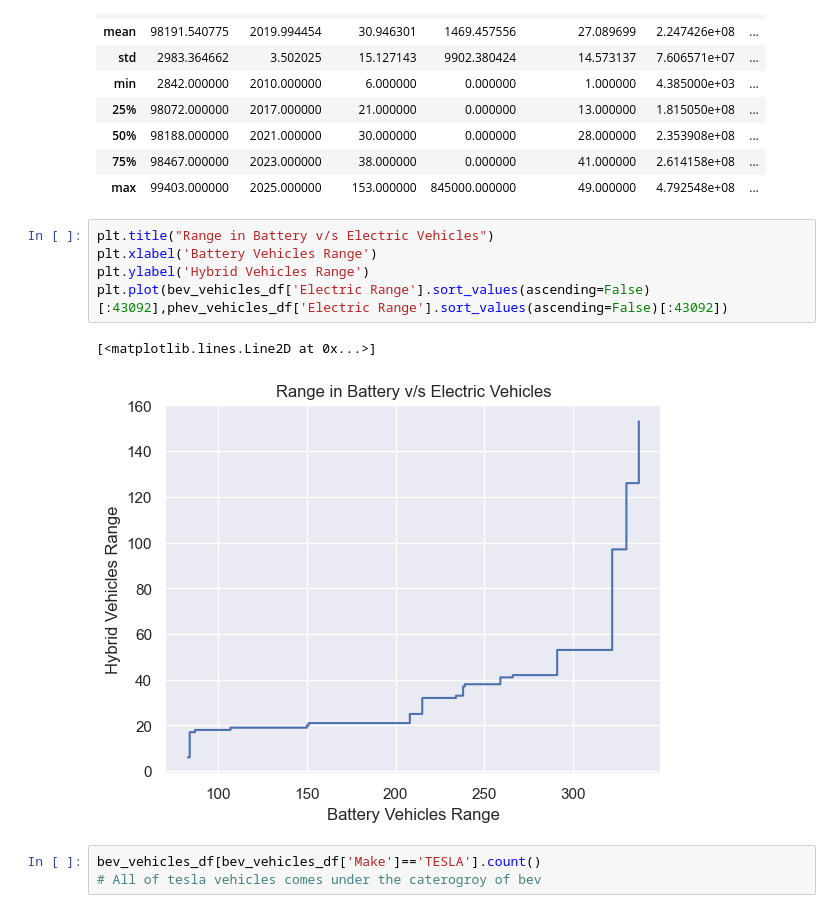
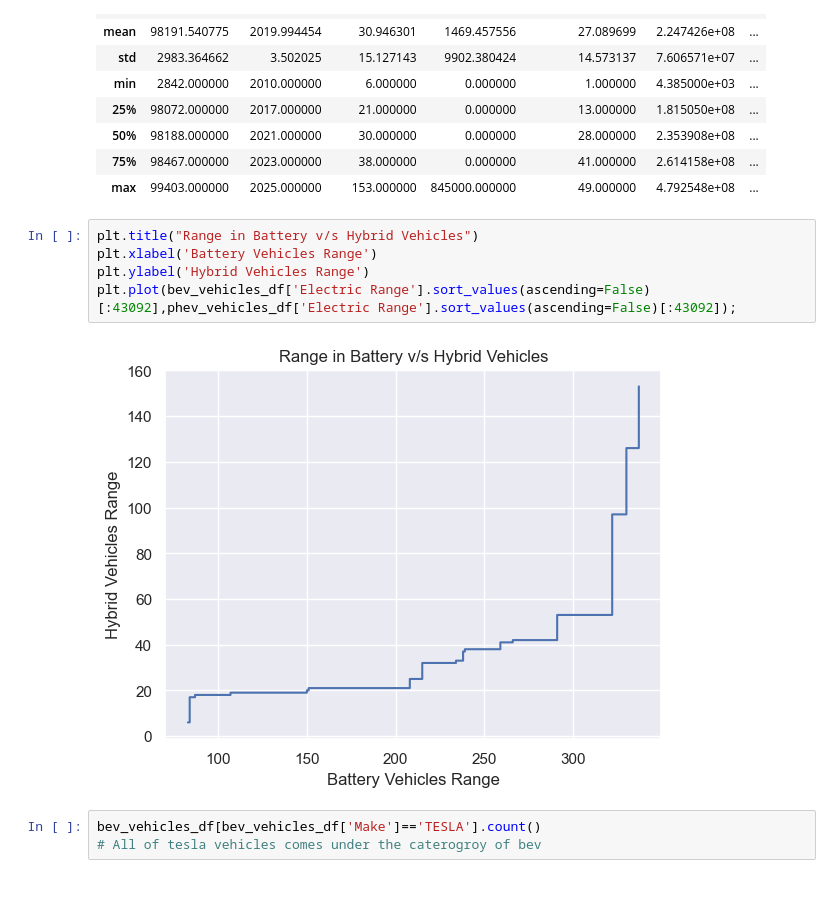
Before and after one commit to SianRods/Data-Science-ML, a Jupyter notebook: Practice Projects/DA-Electric_Vehicle.ipynb, the cells around one changed output. Cells and saved outputs as stored; diff of their text form.

```diff
--- a/Practice Projects/DA-Electric_Vehicle.ipynb
+++ b/Practice Projects/DA-Electric_Vehicle.ipynb
@@ -571,13 +576,12 @@ phev_vehicles_df.describe()
 | 75% | 98467.000000 | 2023.000000 | 38.000000 | 0.000000 | 41.000000 | 2.614158e+08 | ... |
 | max | 99403.000000 | 2025.000000 | 153.000000 | 845000.000000 | 49.000000 | 4.792548e+08 | ... |
 # %%
-plt.title("Range in Battery v/s Electric Vehicles")
+plt.title("Range in Battery v/s Hybrid Vehicles")
 plt.xlabel('Battery Vehicles Range')
 plt.ylabel('Hybrid Vehicles Range')
-plt.plot(bev_vehicles_df['Electric Range'].sort_values(ascending=False)[:43092],phev_vehicles_df['Electric Range'].sort_values(ascending=False)[:43092])
+plt.plot(bev_vehicles_df['Electric Range'].sort_values(ascending=False)[:43092],phev_vehicles_df['Electric Range'].sort_values(ascending=False)[:43092]);
 # %% [output]
-[<matplotlib.lines.Line2D at 0x...>]
-[figure, old version]
+[figure, new version]
 # %%
 bev_vehicles_df[bev_vehicles_df['Make']=='TESLA'].count()
 # All of tesla vehicles comes under the caterogroy of bev
```
Also changed, not shown: parts of 33 cells of this notebook.
